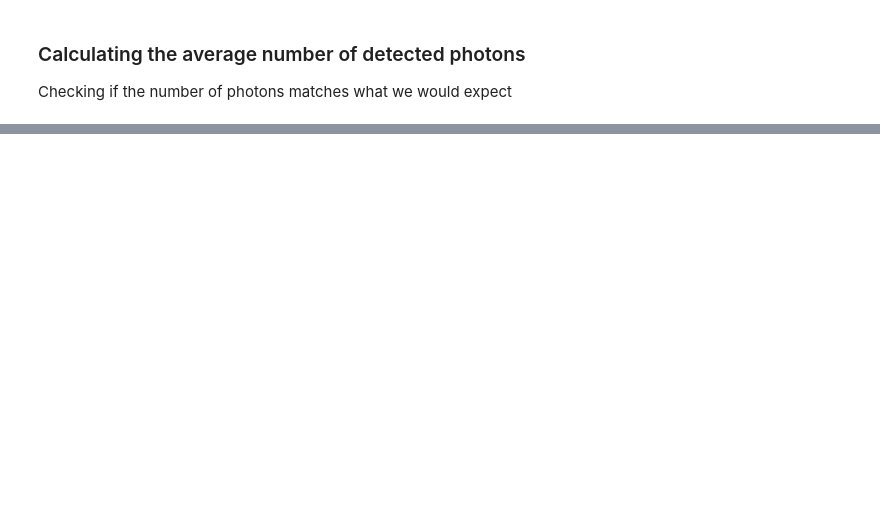
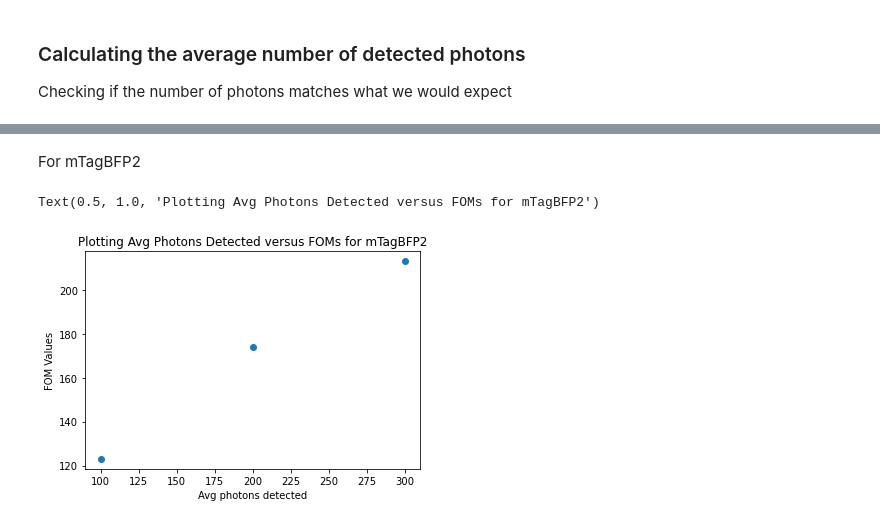
Before and after one commit to PatrickLaRiviereLab/hyperspectral, a Jupyter notebook: Model.ipynb, the cells around one changed output, grey strips where cells are left out. Cells and saved outputs as stored; diff of their text form; code cells hidden in the pictures; blank space fills up the shorter version.

```diff
--- a/Model.ipynb
+++ b/Model.ipynb
@@ -289,0 +353,10 @@ calc_avg_detected_photons(A)
+# %% [markdown]
+For mTagBFP2
+# %%
+plt.scatter(x = [Avg_photons_100[1], Avg_photons_200[1], Avg_photons_300[1]], y = [FOM_for_100[1], FOM_for_200[1], FOM_for_300[1]])
+plt.ylabel('FOM Values')
+plt.xlabel('Avg photons detected')
+plt.title('Plotting Avg Photons Detected versus FOMs for mTagBFP2')
+# %% [output]
+Text(0.5, 1.0, 'Plotting Avg Photons Detected versus FOMs for mTagBFP2')
+[figure, added]
```
Also changed, not shown: parts of 30 cells of this notebook.
